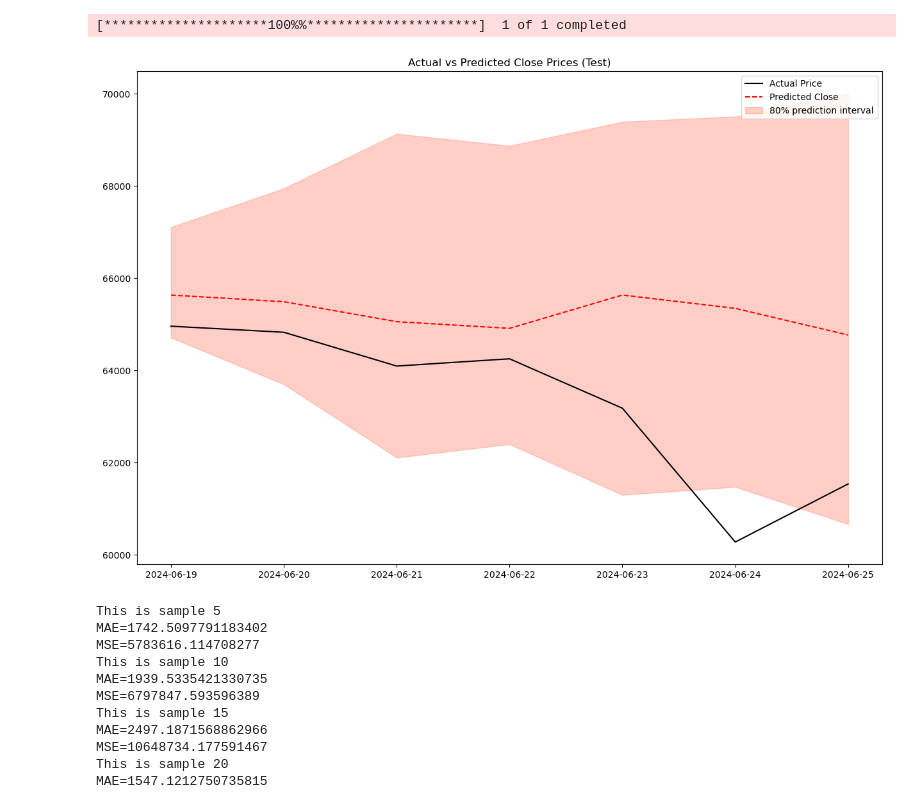
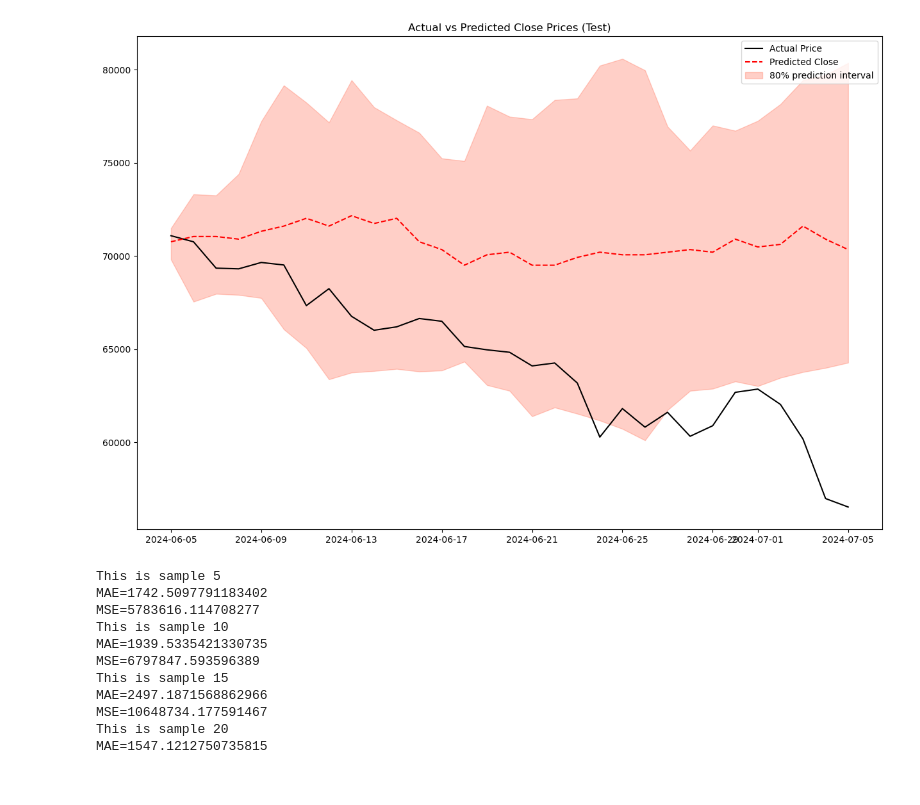
Before and after one commit to Ivo196/Price-Forecasting-Chronos-T5, a Jupyter notebook: test1.ipynb, the cells around one changed output. Cells and saved outputs as stored; diff of their text form; code cells hidden in the pictures.

```diff
--- a/test1.ipynb
+++ b/test1.ipynb
@@ -7,43 +7,42 @@ import torch
 from chronos import ChronosPipeline
 import yfinance as yf
 
-token = "BTC-USD"
-token = yf.download(token)
-token.to_csv("BTC-USD.csv")
+# token = "BTC-USD"
+# token = yf.download(token)
+# token.to_csv("BTC-USD.csv")
 
 
 df = pd.read_csv("BTC-USD.csv", index_col="Date", parse_dates=True)
 df.dropna(inplace=True)
 
-dias = 7
+dias = 31
 
 train_size = int(len(df) - dias)
 train_df = df.iloc[:train_size]
 test_df = df.iloc[train_size:]
 
 #Hacemos las predicciones
 pipeline = ChronosPipeline.from_pretrained(
     "amazon/chronos-t5-tiny",
     device_map="cuda",
     torch_dtype=torch.float32,
 )
 
 prediction_length = dias
 context = torch.tensor(train_df["Close"])
 forecast = pipeline.predict(context, prediction_length, num_samples=20)
 
 low, median, high = np.quantile(forecast[0].numpy(), [0.1, 0.5, 0.9], axis=0)
 
 plt.figure(figsize=(15,10))
 plt.plot(test_df.index, test_df["Close"], label="Actual Price",color="black")
 plt.plot(test_df.index, median, color="red",label="Predicted Close", linestyle='--')
 plt.fill_between(test_df.index, low, high, color="tomato", alpha=0.3, label="80% prediction interval")
 plt.title('Actual vs Predicted Close Prices (Test)')
 plt.legend()
 plt.show()
 # %% [output]
-[*********************100%%**********************]  1 of 1 completed
-[figure, old version]
+[figure, new version]
 # %%
 from sklearn.metrics import mean_absolute_error, mean_squared_error
 list_num_samples = [5,10,15,20,50,100,150,200]
```
